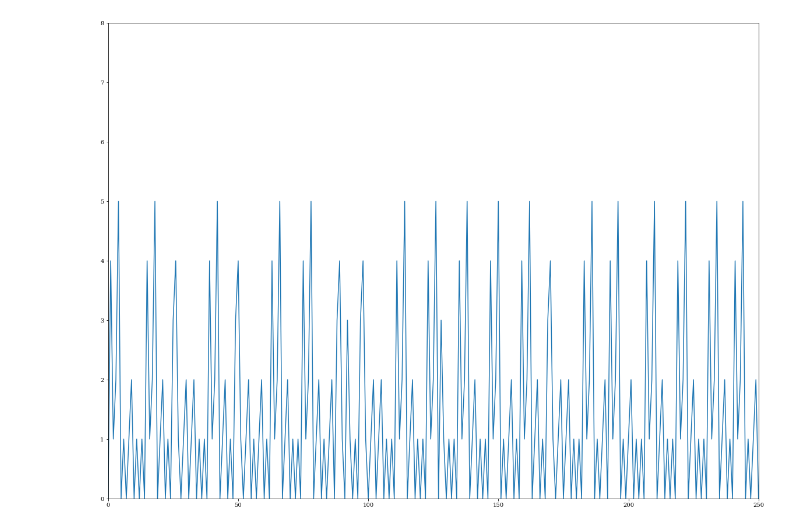
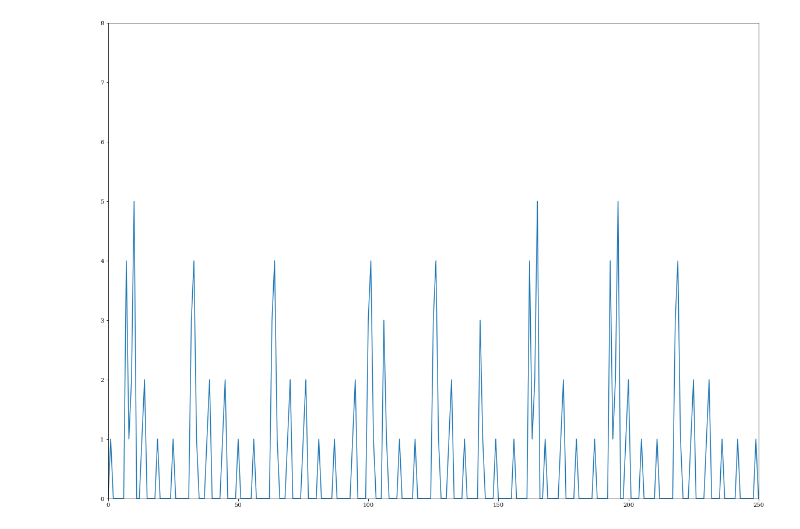
Before and after one commit to SINTEF-9012/thingml-diversifier, a Jupyter notebook: src/main/python/tensorflow.ipynb, the cells around one changed output. Cells and saved outputs as stored; diff of their text form; code cells hidden in the pictures.

```diff
--- a/src/main/python/tensorflow.ipynb
+++ b/src/main/python/tensorflow.ipynb
@@ -22,7 +31,10 @@ def getColor(num, brightness=1):
     col = colors[num]
     return [col[0]*brightness, col[1]*brightness, col[2]*brightness]
 # %%
-def logToPositions(filename, name):
+size = 0
+
+def logToPositions(filename):
+    global size
     file = open(filename)
     comments = 0
     found_christmas = False
@@ -32,24 +44,28 @@ def logToPositions(filename, name):
             break
         elif line.startswith('#CLI: What are you waitin for? Christmas?'):
             found_christmas = True
-        elif line.startswith('#'+name+"#"):
-            for p in line[(2+len(name)):].strip().split(',')[:-1]:
-                #if not p==nil:
+        elif line.startswith('#CLI: Heh, heh, heh... what a mess!'):
+            raise Exception('There was an error in the execution of this protocol ' + filename)
+        elif line.startswith('#'):
+            positions = line[1:].strip().split(',')[:-1]
+            if (size == 0):
+                size=len(positions)
+            for p in positions:
                 yield int(p)
     if not found_christmas:
-        print('ERROR! Did not find Christmas!')
+        print('WARNING! Logs may not be complete for ' + filename)
 # %%
-def loadAllPositions(base, N, name):
+def loadAllPositions(base, N):
     for i in range(1,N+1):
-        positions = logToPositions(base+str(i)+'.log', name)
+        positions = logToPositions(base+str(i)+'.log')
         yield positions
 # %%
 base_dir = '../../../target/thingml-bytes-logs/nodejs/'
 N = 25
 
-base_positionsClient = list(loadAllPositions(base_dir+'base/nodejs',N,'Client'))
-static_positionsClient = list(loadAllPositions(base_dir+'static/nodejs',N,'Client'))
-runtime_positionsClient = list(loadAllPositions(base_dir+'dynamic/nodejs',N,'Client'))
+base_positionsClient = list(loadAllPositions(base_dir+'base/nodejs',N))
+static_positionsClient = list(loadAllPositions(base_dir+'static/nodejs',N))
+runtime_positionsClient = list(loadAllPositions(base_dir+'dynamic/nodejs',N))
 
 base_data = np.array(list(base_positionsClient[0]))
 static_data = np.array(list(static_positionsClient[0]))
@@ -69,4 +84,4 @@ ERROR! Did not find Christmas!
-[figure, old version]
+[figure, new version]
 # %%
 seq = 0
 dataset = np.array(runtime_data)
```
Also changed, not shown: parts of 7 cells of this notebook.
